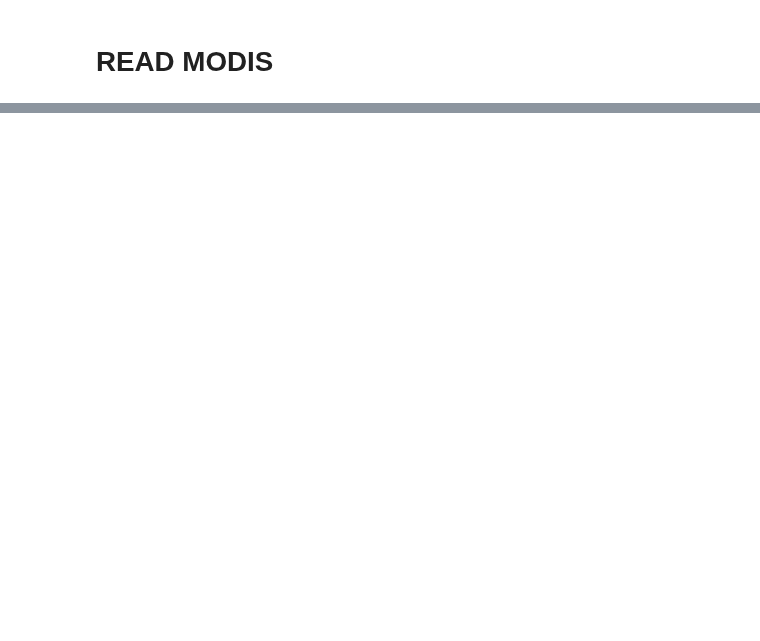
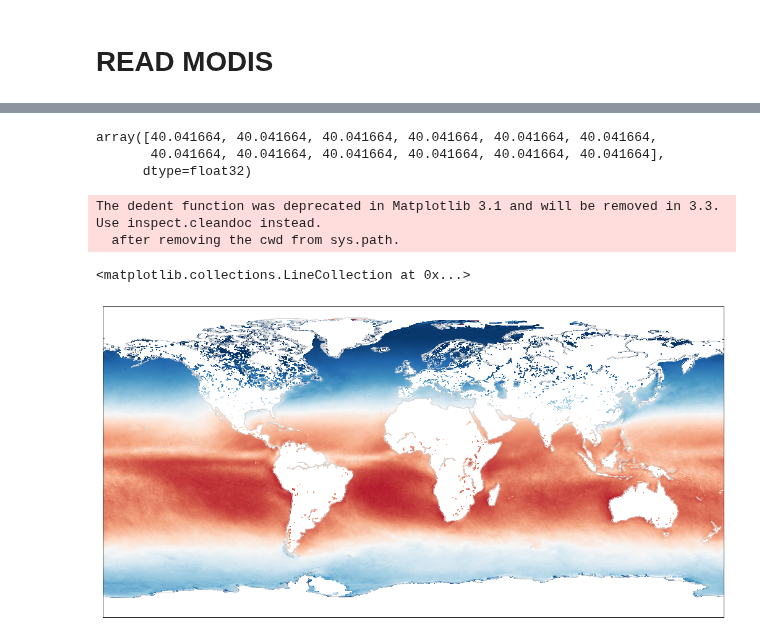
Before and after one commit to ben1post/BennyPhD, a Jupyter notebook: CaRiaco/SCRIPPS/MODEL_DATA/ReadMODIS.ipynb, the cells around one changed output, grey strips where cells are left out. Cells and saved outputs as stored; diff of their text form; code cells hidden in the pictures; blank space fills up the shorter version.

```diff
--- a/CaRiaco/SCRIPPS/MODEL_DATA/ReadMODIS.ipynb
+++ b/CaRiaco/SCRIPPS/MODEL_DATA/ReadMODIS.ipynb
@@ -34,0 +82,35 @@ ValueError: Could not find any dimension coordinates to use to order the dataset
+# %%
+MODIS2X = MODIS2.drop_dims(['eightbitcolor','rgb'])
+
+Lat = np.array(MODIS2X['lat'])
+Lon = np.array(MODIS2X['lon'])
+PAR = np.array(MODIS2X['par'])
+
+Lats,Lons = np.meshgrid(Lat,Lon,indexing='ij')
+
+
+fig = plt.figure(figsize=(18, 16), edgecolor='w')
+m = Basemap(projection='cyl',
+            llcrnrlat=-90, urcrnrlat=90,
+            llcrnrlon=-180, urcrnrlon=180, )
+m.shadedrelief(scale=0.5)
+m.pcolormesh(Lons, Lats, PAR[1], latlon=True, cmap='RdBu_r')
+
+#lat = 50
+#lon = -70
+#x,y = m(lon, lat)
+#m.plot(x, y, 'bo', markersize=24)
+
+m.drawcoastlines(color='lightgray')
+# %%
+Lat = np.array(MODIS2X['lat'])
+Lon = np.array(MODIS2X['lon'])
+PAR = np.array(MODIS2X['par'])
+# %%
+Lats,Lons = np.meshgrid(Lat,Lon,indexing='ij')
+# %%
+MODIS_df['lat'].values
+# %% [output]
+array([40.041664, 40.041664, 40.041664, 40.041664, 40.041664, 40.041664,
+       40.041664, 40.041664, 40.041664, 40.041664, 40.041664, 40.041664],
+      dtype=float32)
@@ -34,0 +122,19 @@ ValueError: Could not find any dimension coordinates to use to order the dataset
+# %%
+fig = plt.figure(figsize=(18, 16), edgecolor='w')
+m = Basemap(projection='cyl',
+            llcrnrlat=-90, urcrnrlat=90,
+            llcrnrlon=-180, urcrnrlon=180, )
+#m.shadedrelief(scale=0.5)
+m.pcolormesh(Lons, Lats, PAR[1], latlon=True, cmap='RdBu_r')
+
+#lat = 50
+#lon = -70
+#x,y = m(lon, lat)
+#m.plot(x, y, 'bo', markersize=24)
+
+m.drawcoastlines(color='lightgray')
+# %% [output]
+The dedent function was deprecated in Matplotlib 3.1 and will be removed in 3.3. Use inspect.cleandoc instead.
+  after removing the cwd from sys.path.
+<matplotlib.collections.LineCollection at 0x...>
+[figure, added]
```
Also changed, not shown: parts of 7 cells of this notebook, 19 other files.
